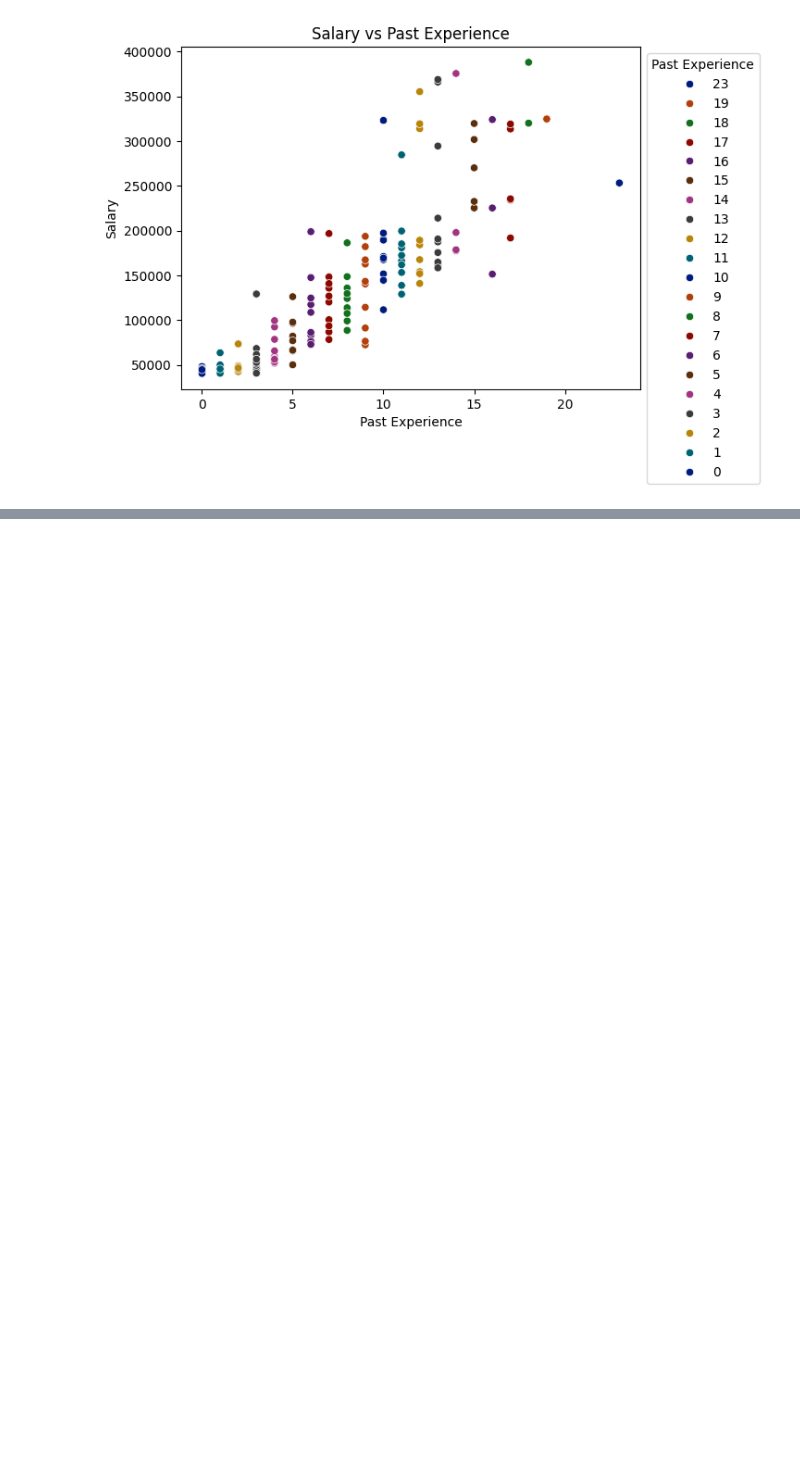
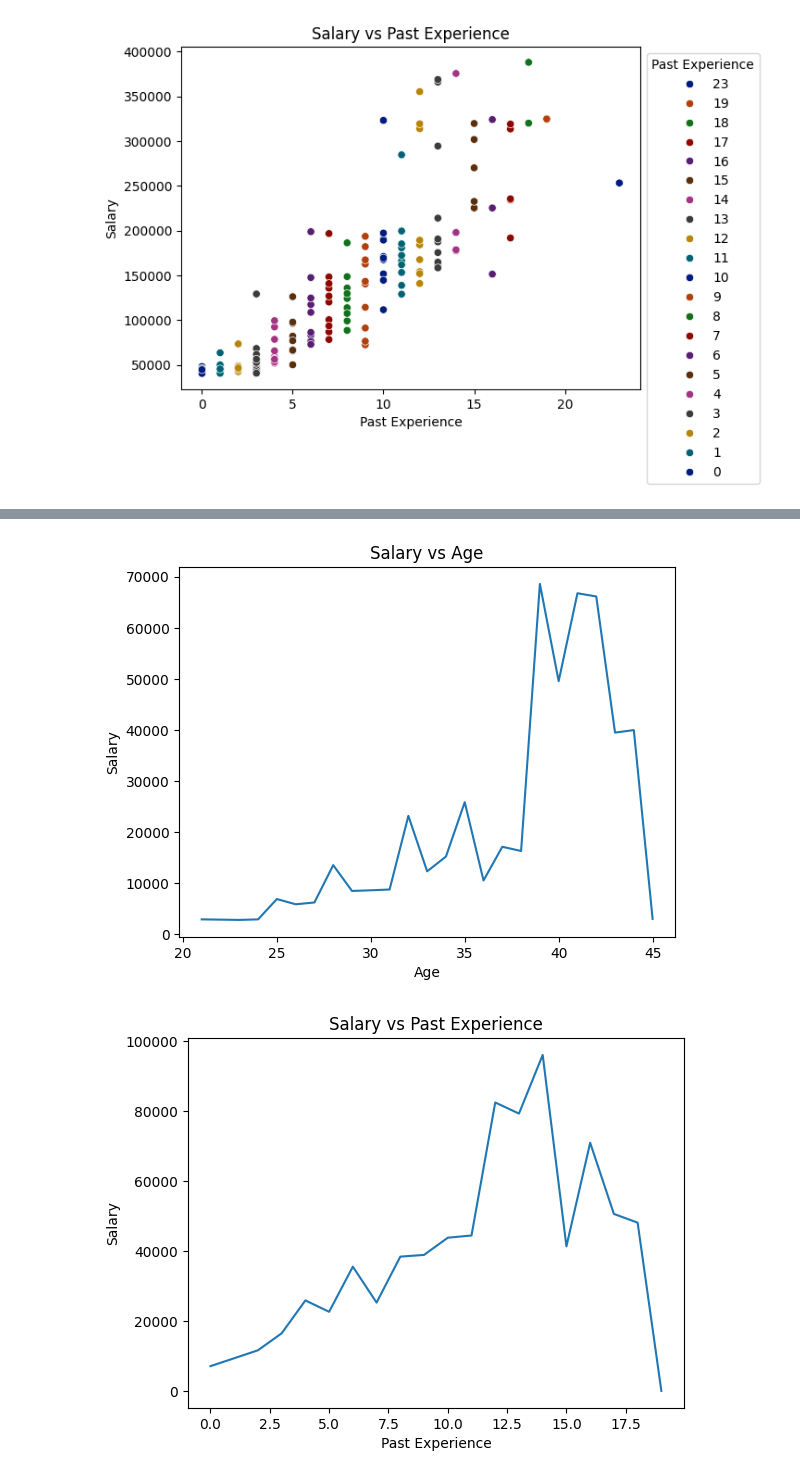
Before and after one commit to thelightfeaver/machine-leaning-practices, a Jupyter notebook: proyect/salary.ipynb, the cells around one changed output, grey strips where cells are left out. Cells and saved outputs as stored; diff of their text form; code cells hidden in the pictures; blank space fills up the shorter version.

```diff
--- a/proyect/salary.ipynb
+++ b/proyect/salary.ipynb
@@ -88,4 +34,4 @@ from skimpy import skim
 # %% [markdown]
 # Get data
 # %%
-df = pd.read_csv("../datasets/salary.csv")
+df_salary = pd.read_csv("../datasets/salary.csv")
@@ -111,5 +59,5 @@ skim(df)
 ╰────────────────────────────────────────────────────── End ──────────────────────────────────────────────────────╯
 # %%
-df.isnull().sum()
-df.dropna(inplace=True)
+df_salary.isnull().sum()
+df_salary.dropna(inplace=True)
 # %%
@@ -177,0 +118,4 @@ Index(['first name', 'last name', 'sex', 'doj', 'current date', 'designation',
+# %%
+df_salary.drop(columns=["FIRST NAME", "LAST NAME", "DOJ", "CURRENT DATE"], axis=1, inplace=True)
+df_salary.columns = df_salary.columns.str.lower()
+df_salary.columns
@@ -178 +126,4 @@ Index(['first name', 'last name', 'sex', 'doj', 'current date', 'designation',
+# %%
+# change tipy of columns
+df_salary['age'] = df_salary['age'].astype('int64')
 # %%
@@ -273,0 +246,23 @@ plt.show()
+# %%
+df_salary_by_age = df_salary.groupby('age')['salary'].std().reset_index()
+df_salary_by_age
+
+sns.lineplot(x='age', y='salary', data=df_salary_by_age)
+plt.title('Salary vs Age')
+plt.xlabel('Age')
+plt.ylabel('Salary')
+plt.show()
+
+
+
+df_salary_by_exp = df_salary.groupby('past exp')['salary'].std().reset_index()
+df_salary_by_exp
+
+sns.lineplot(x='past exp', y='salary', data=df_salary_by_exp)
+plt.title('Salary vs Past Experience')
+plt.xlabel('Past Experience')
+plt.ylabel('Salary')
+plt.show()
+# %% [output]
+[figure, added]
+[figure, added]
```
Also changed, not shown: parts of 17 cells of this notebook.
